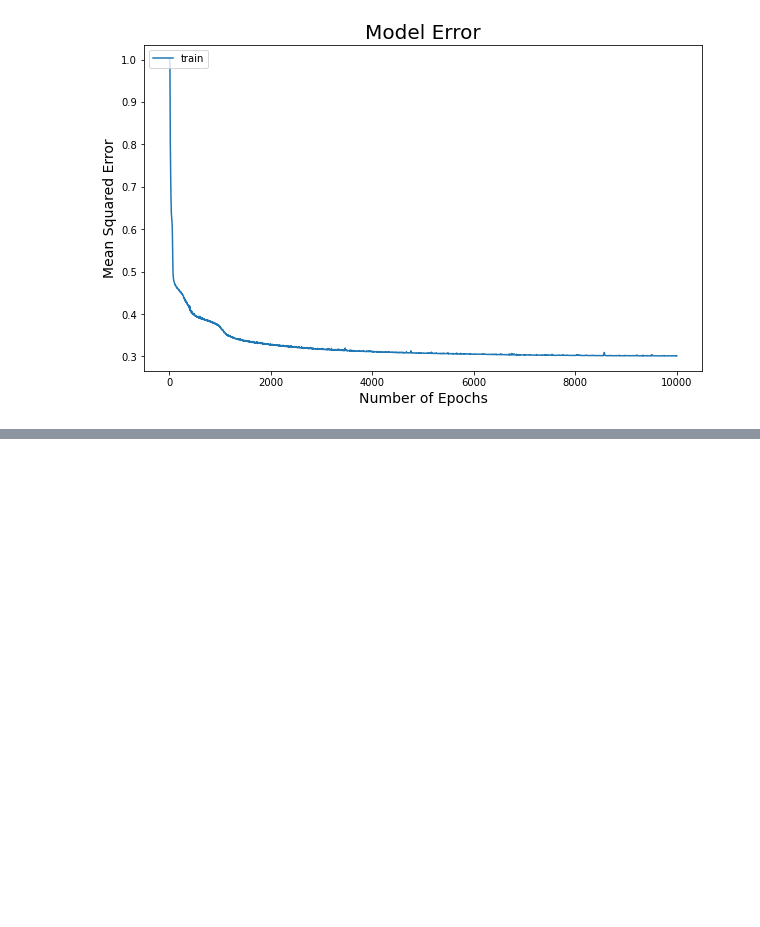
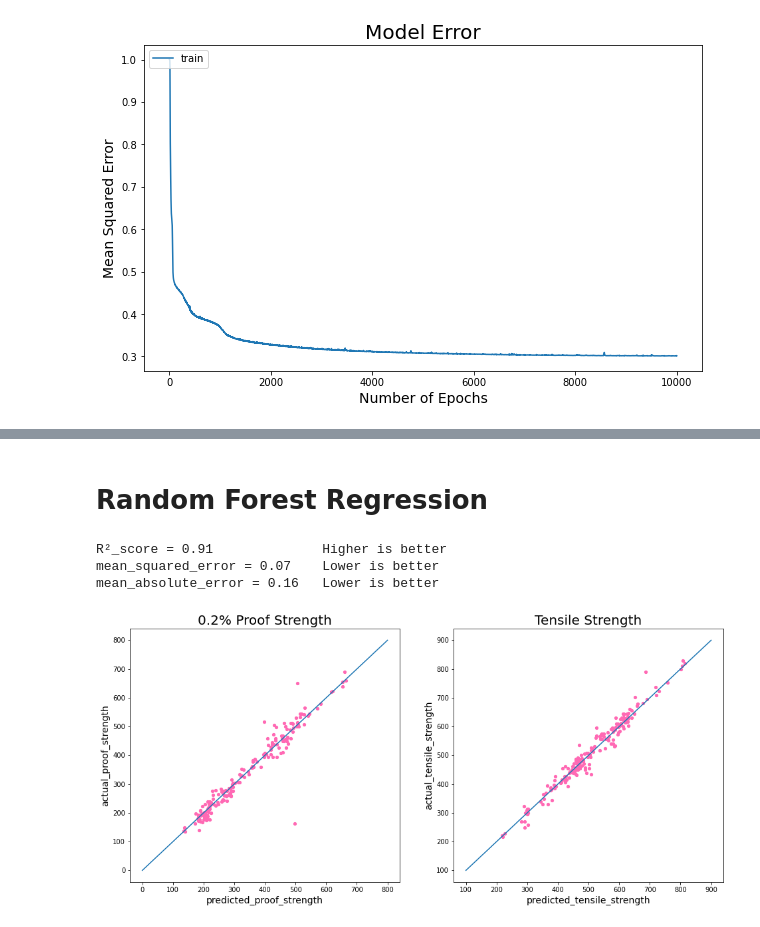
Before and after one commit to akash-elangovan/Comparative-Study-for-Prediction-of-Mechanical-Properties-using-Low-Alloy-Steels, a Jupyter notebook: Capstone_Project.ipynb, the cells around one changed output, grey strips where cells are left out. Saved outputs shown, nothing was run; the diff lists cells and outputs as text; code cells hidden in the pictures; blank space fills up the shorter version.

```diff
--- a/Capstone_Project.ipynb
+++ b/Capstone_Project.ipynb
@@ -251,0 +252,53 @@ R²_score for % Reduction in Area = 0.78
+# %% [markdown]
+# **Random Forest Regression**
+# %%
+# Random Forest Regressor
+regressor = RandomForestRegressor(n_estimators=100, criterion='mse')
+regressor.fit(x_train_sc, y_train_sc)
+y_rf_pred_sc = regressor.predict(x_test_sc)
+
+# Calculating accuracy metrics
+r2_rf = r2_score(y_test_sc, y_rf_pred_sc)
+mse_rf = mean_squared_error(y_test_sc, y_rf_pred_sc)
+mae_rf = mean_absolute_error(y_test_sc, y_rf_pred_sc)
+
+# Printing the results
+print('R\u00b2_score = ' + str(round(r2_rf, 2)) + '              Higher is better')
+print('mean_squared_error = ' + str(round(mse_rf, 2)) + '    Lower is better')
+print('mean_absolute_error = ' + str(round(mae_rf, 2)) + '   Lower is better')
+# %% [output]
+R²_score = 0.91              Higher is better
+mean_squared_error = 0.07    Lower is better
+mean_absolute_error = 0.16   Lower is better
+# %%
+# Scaling up the inputs
+y_rf_pred = sc_y.inverse_transform(y_rf_pred_sc)
+
+# Visualizing the accuracy of predicted results
+rf_predicted_proof_strength = np.transpose(y_rf_pred)[0]
+rf_predicted_tensile_strength = np.transpose(y_rf_pred)[1]
+rf_predicted_pct_elongation = np.transpose(y_rf_pred)[2]
+rf_predicted_pct_reduction_area = np.transpose(y_rf_pred)[3]
+# %%
+# Plotting graphs for 0.2% Proof Strength and Tensile Strength
+fig, (ax4,ax5) = plt.subplots(1,2,figsize=(16,7))
+
+ax4.scatter(rf_predicted_proof_strength, actual_proof_strength, color = 'hotpink', s=18)
+x3 = np.linspace(0, 800, 1000)
+y3 = x3
+ax4.plot(x3, y3)
+ax4.set_title('0.2% Proof Strength', fontsize = 20)
+ax4.set_xlabel('predicted_proof_strength', fontsize = 14)
+ax4.set_ylabel('actual_proof_strength', fontsize = 14)
+
+ax5.scatter(rf_predicted_tensile_strength, actual_tensile_strength, color = 'hotpink', s=18)
+x4 = np.linspace(100, 900, 1000)
+y4 = x4
+ax5.plot(x4, y4)
+ax5.set_title('Tensile Strength', fontsize = 20)
+ax5.set_xlabel('predicted_tensile_strength', fontsize = 14)
+ax5.set_ylabel('actual_tensile_strength', fontsize = 14)
+
+plt.show()
+# %% [output]
+[figure, added]
```
Also changed, not shown: parts of 11 cells of this notebook.
